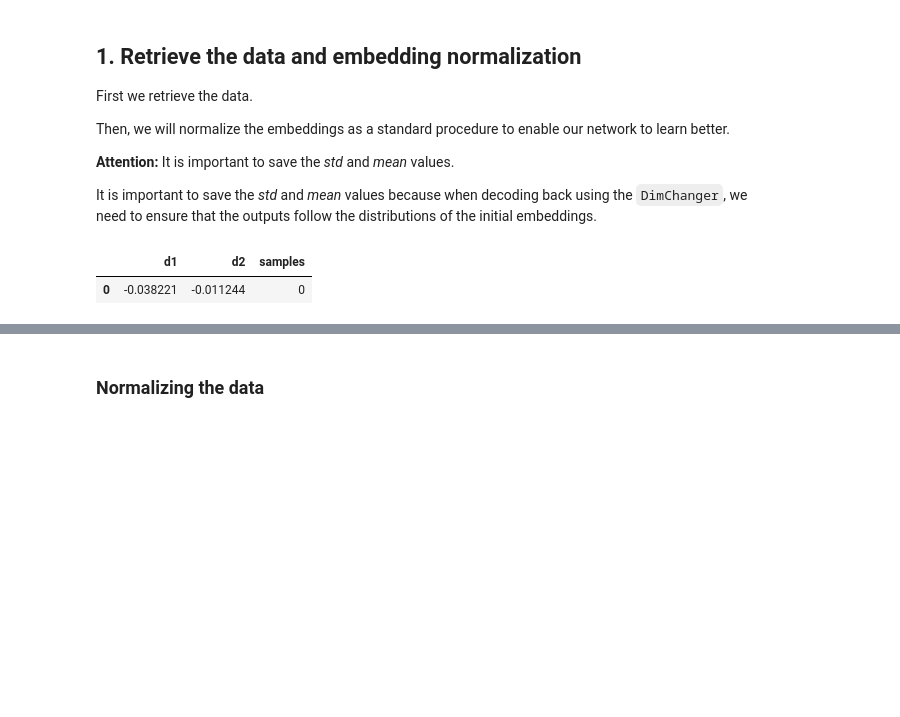
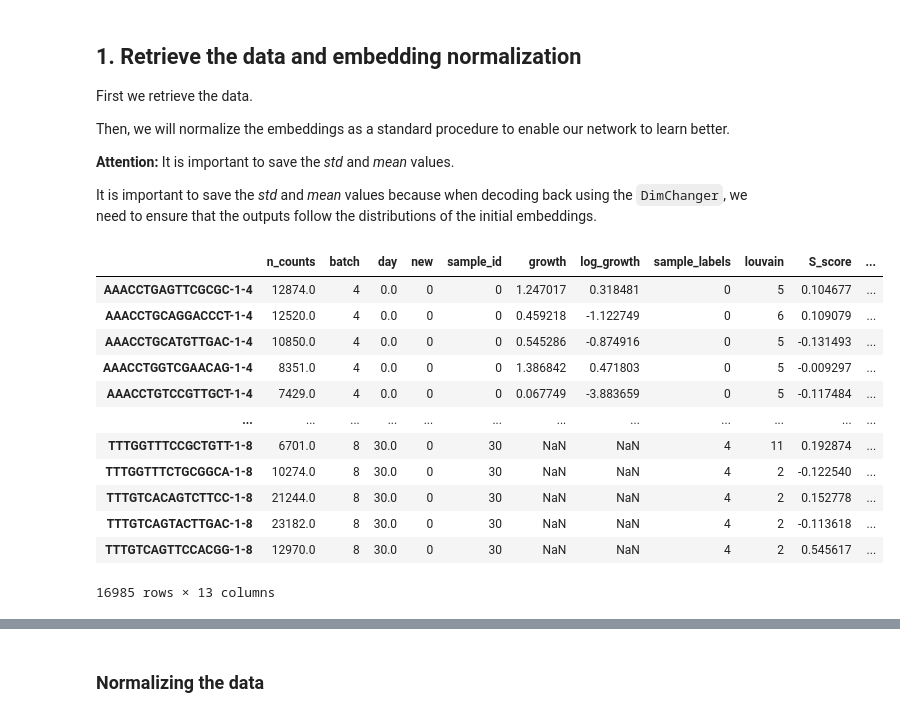
Before and after one commit to KrishnaswamyLab/omics_toolbox, a Jupyter notebook: workshops/cancer_plasticity/mioflow/01_Training_MIOFlow.ipynb, the cells around one changed output, grey strips where cells are left out. Saved outputs shown, nothing was run; the diff lists cells and outputs as text; code cells hidden in the pictures; blank space fills up the shorter version.

```diff
--- a/workshops/cancer_plasticity/mioflow/01_Training_MIOFlow.ipynb
+++ b/workshops/cancer_plasticity/mioflow/01_Training_MIOFlow.ipynb
@@ -45,9 +43,19 @@ Then, we will normalize the embeddings as a standard procedure to enable our net
 **Attention:** It is important to save the _std_ and _mean_ values.
 
 It is important to save the _std_ and _mean_ values because when decoding back using the `DimChanger`, we need to ensure that the outputs follow the distributions of the initial embeddings.
-# %%
-data = pd.read_csv(os.path.join(SAVE_PATH,'mioflow_data.csv'))
-data.head(1)
-# %% [output]
-|  | d1 | d2 | samples |
-| 0 | -0.038221 | -0.011244 | 0 |
+# %%
+adata.obs
+# %% [output]
+|  | n_counts | batch | day | new | sample_id | growth | log_growth | sample_labels | louvain | S_score | ... |
+| AAACCTGAGTTCGCGC-1-4 | 12874.0 | 4 | 0.0 | 0 | 0 | 1.247017 | 0.318481 | 0 | 5 | 0.104677 | ... |
+| AAACCTGCAGGACCCT-1-4 | 12520.0 | 4 | 0.0 | 0 | 0 | 0.459218 | -1.122749 | 0 | 6 | 0.109079 | ... |
+| AAACCTGCATGTTGAC-1-4 | 10850.0 | 4 | 0.0 | 0 | 0 | 0.545286 | -0.874916 | 0 | 5 | -0.131493 | ... |
+| AAACCTGGTCGAACAG-1-4 | 8351.0 | 4 | 0.0 | 0 | 0 | 1.386842 | 0.471803 | 0 | 5 | -0.009297 | ... |
+| AAACCTGTCCGTTGCT-1-4 | 7429.0 | 4 | 0.0 | 0 | 0 | 0.067749 | -3.883659 | 0 | 5 | -0.117484 | ... |
+| ... | ... | ... | ... | ... | ... | ... | ... | ... | ... | ... | ... |
+| TTTGGTTTCCGCTGTT-1-8 | 6701.0 | 8 | 30.0 | 0 | 30 | NaN | NaN | 4 | 11 | 0.192874 | ... |
+| TTTGGTTTCTGCGGCA-1-8 | 10274.0 | 8 | 30.0 | 0 | 30 | NaN | NaN | 4 | 2 | -0.122540 | ... |
+| TTTGTCACAGTCTTCC-1-8 | 21244.0 | 8 | 30.0 | 0 | 30 | NaN | NaN | 4 | 2 | 0.152778 | ... |
+| TTTGTCAGTACTTGAC-1-8 | 23182.0 | 8 | 30.0 | 0 | 30 | NaN | NaN | 4 | 2 | -0.113618 | ... |
+| TTTGTCAGTTCCACGG-1-8 | 12970.0 | 8 | 30.0 | 0 | 30 | NaN | NaN | 4 | 2 | 0.545617 | ... |
+16985 rows × 13 columns
```
Also changed, not shown: parts of 11 cells of this notebook, 1 other file.
